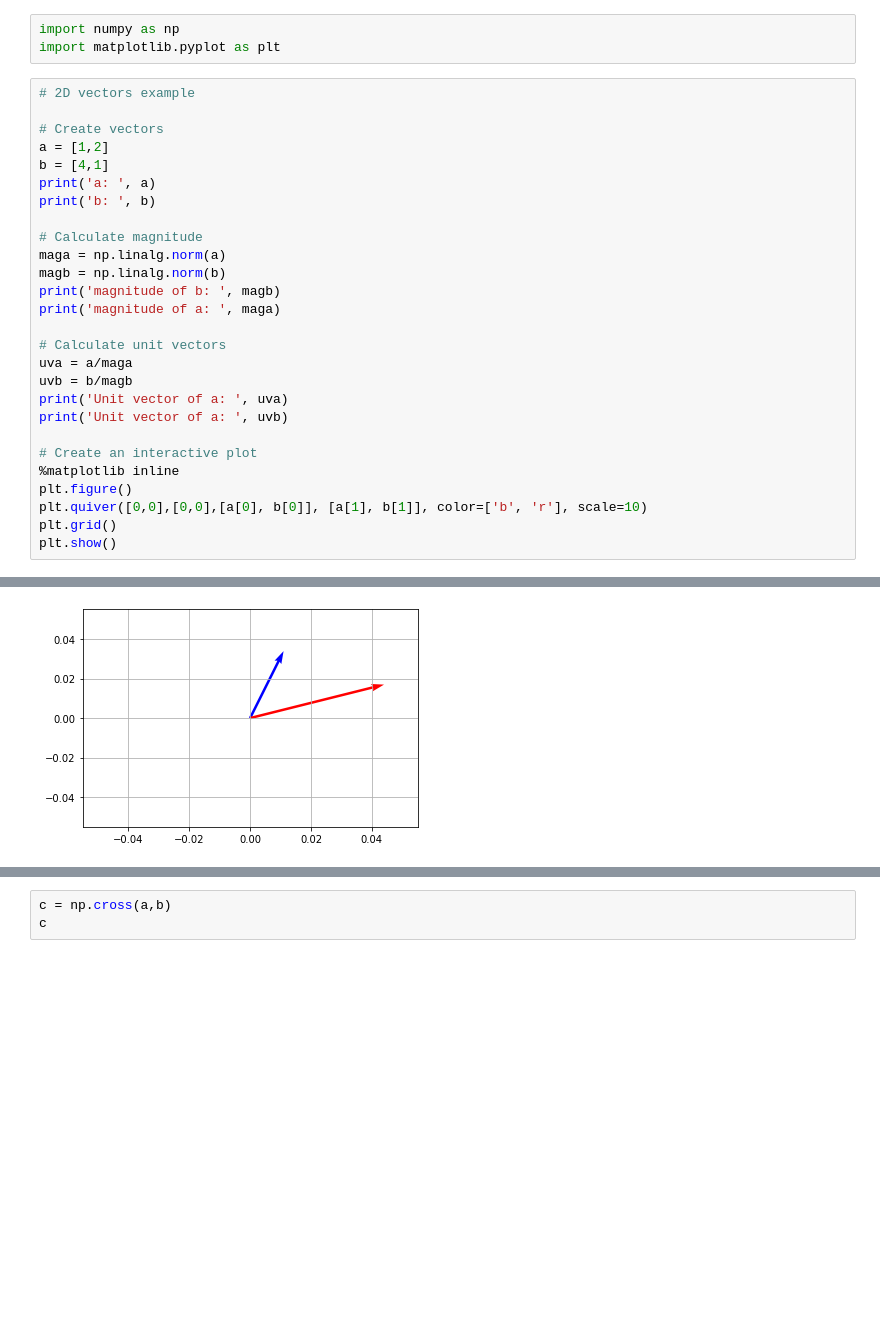
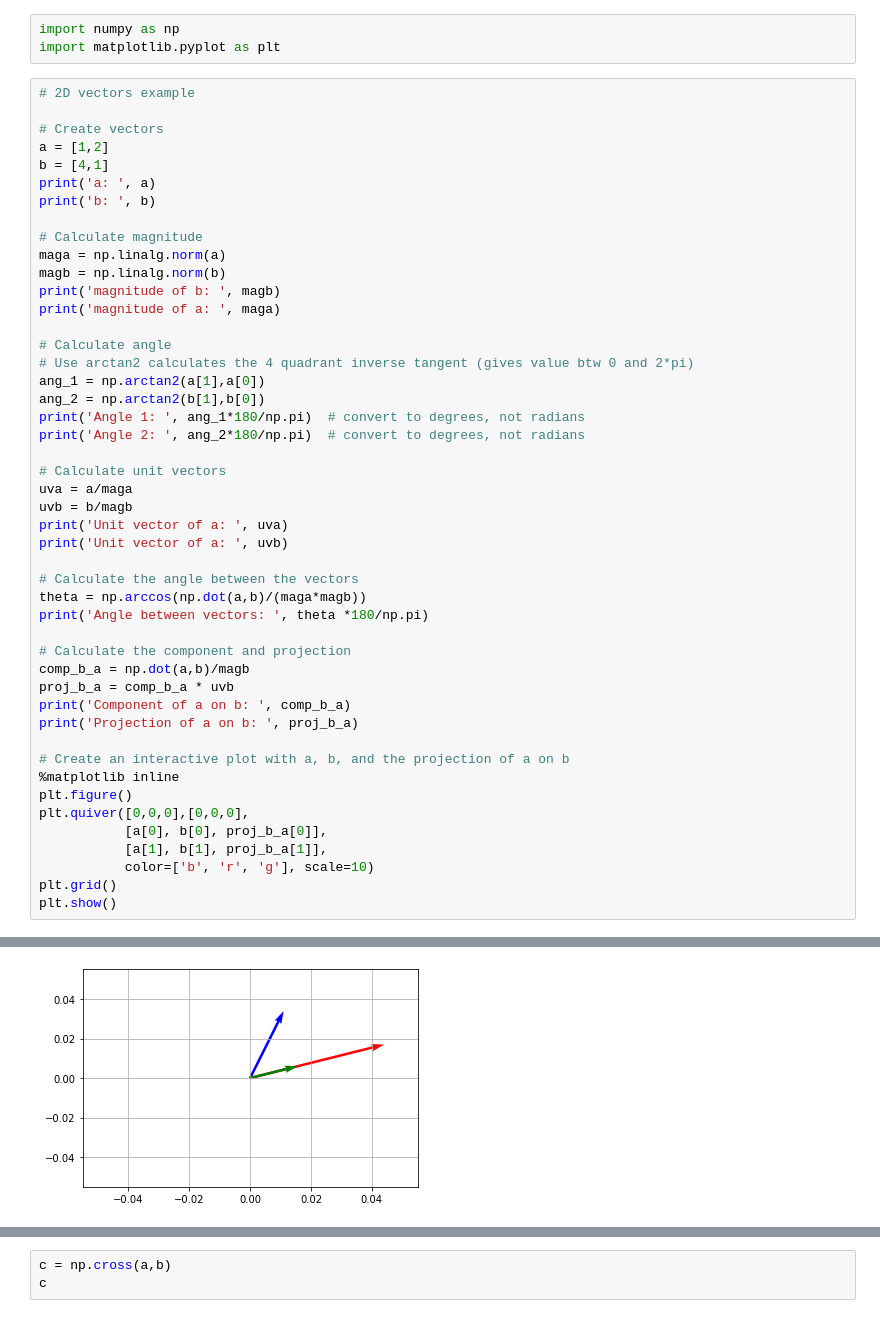
Before and after one commit to askandlearn/ece4800, a Jupyter notebook: Vector Algebra - norm, cross, and dot product.ipynb, the cells around one changed output, grey strips where cells are left out. Saved outputs shown, nothing was run; the diff lists cells and outputs as text; blank space fills up the shorter version.

```diff
--- a/Vector Algebra - norm, cross, and dot product.ipynb
+++ b/Vector Algebra - norm, cross, and dot product.ipynb
@@ -20,16 +20,36 @@ magb = np.linalg.norm(b)
 print('magnitude of b: ', magb)
 print('magnitude of a: ', maga)
 
+# Calculate angle
+# Use arctan2 calculates the 4 quadrant inverse tangent (gives value btw 0 and 2*pi)
+ang_1 = np.arctan2(a[1],a[0])
+ang_2 = np.arctan2(b[1],b[0])
+print('Angle 1: ', ang_1*180/np.pi)  # convert to degrees, not radians
+print('Angle 2: ', ang_2*180/np.pi)  # convert to degrees, not radians
+
 # Calculate unit vectors
 uva = a/maga
 uvb = b/magb
 print('Unit vector of a: ', uva)
 print('Unit vector of a: ', uvb)
 
-# Create an interactive plot
+# Calculate the angle between the vectors
+theta = np.arccos(np.dot(a,b)/(maga*magb))
+print('Angle between vectors: ', theta *180/np.pi)
+
+# Calculate the component and projection
+comp_b_a = np.dot(a,b)/magb
+proj_b_a = comp_b_a * uvb
+print('Component of a on b: ', comp_b_a)
+print('Projection of a on b: ', proj_b_a)
+
+# Create an interactive plot with a, b, and the projection of a on b
 %matplotlib inline
 plt.figure()
-plt.quiver([0,0],[0,0],[a[0], b[0]], [a[1], b[1]], color=['b', 'r'], scale=10)
+plt.quiver([0,0,0],[0,0,0],
+           [a[0], b[0], proj_b_a[0]],
+           [a[1], b[1], proj_b_a[1]],
+           color=['b', 'r', 'g'], scale=10)
 plt.grid()
 plt.show()
 # %% [output]
@@ -42,2 +67,2 @@ Unit vector of a:  [0.9701425  0.24253563]
-[figure, old version]
+[figure, new version]
 # %%
```
Also changed, not shown: parts of 2 cells of this notebook.
